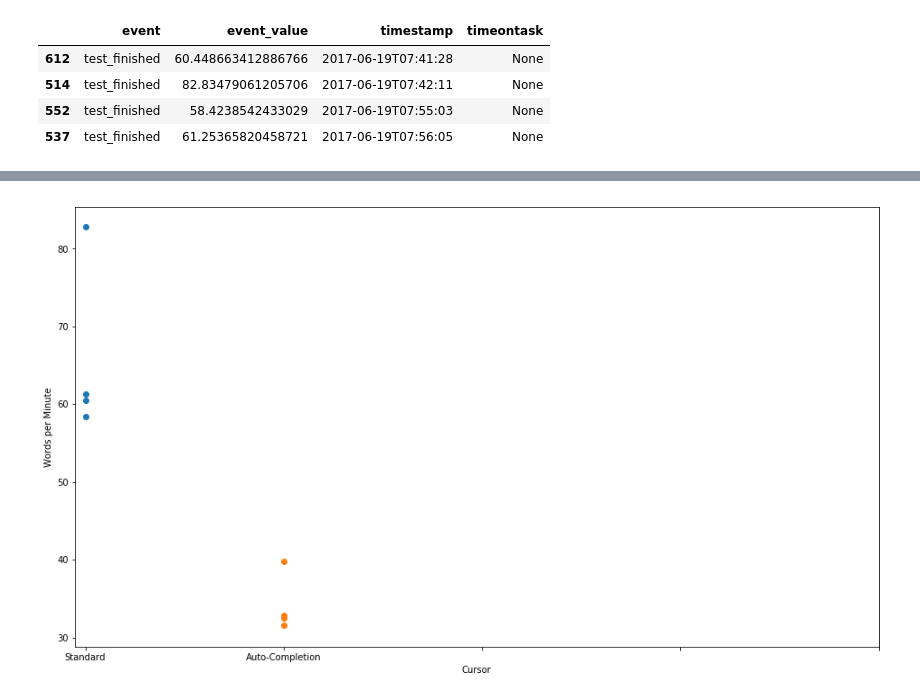
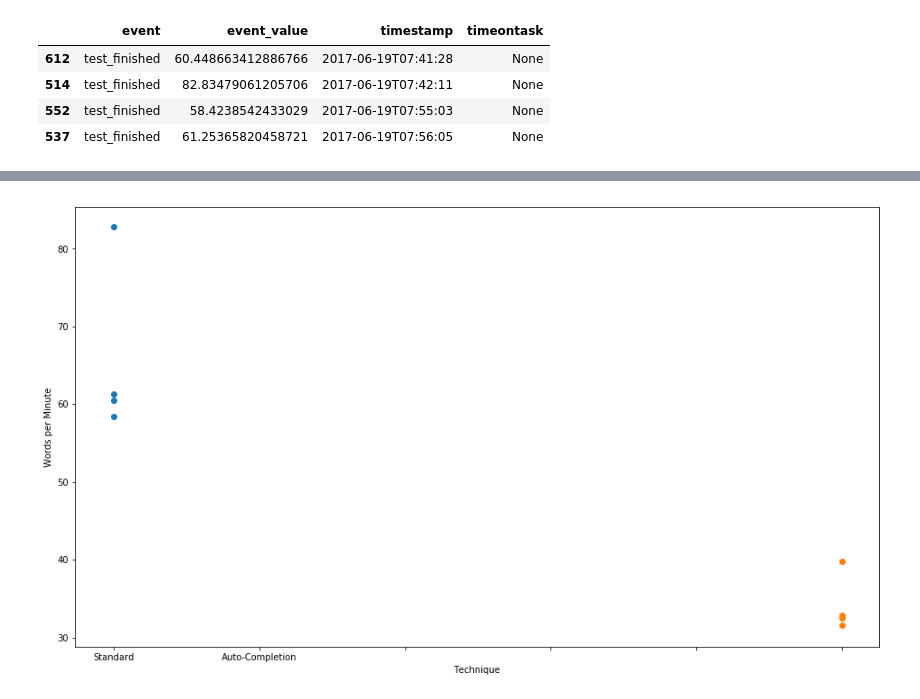
Before and after one commit to Fascha/itt, a Jupyter notebook: assignment6/eval.ipynb, the cells around one changed output, grey strips where cells are left out. Cells and saved outputs as stored; diff of their text form; code cells hidden in the pictures.

```diff
--- a/assignment6/eval.ipynb
+++ b/assignment6/eval.ipynb
@@ -128,0 +214,11 @@ test_finished_off
+# %%
+x = [1, 2, 3, 4, 5, 6]
+y = [list(test_finished_off['event_value']), list(test_finished_on['event_value'])]
+
+
+for xe, ye in zip(x, y):
+    scatter([xe] * len(ye), ye);
+
+xlabel('Cursor')
+ylabel('Words per Minute')
+axes().set_xticklabels([0 ,'Standard', 'Auto-Completion']);
@@ -129,14 +227,13 @@ test_finished_off
 # %%
 x = [1, 2]
 y = [list(test_finished_off['event_value']), list(test_finished_on['event_value'])]
 
 
 for xe, ye in zip(x, y):
     scatter([xe] * len(ye), ye);
 
-xlabel('Cursor')
+xlabel('Technique')
 ylabel('Words per Minute')
-xticks(x)
-axes().set_xticklabels(['Standard', 'Auto-Completion']);
+axes().set_xticklabels([0, 'Standard', 'Auto-Completion']);
 # %% [output]
-[figure, old version]
+[figure, new version]
```
Also changed, not shown: parts of 28 cells of this notebook.
